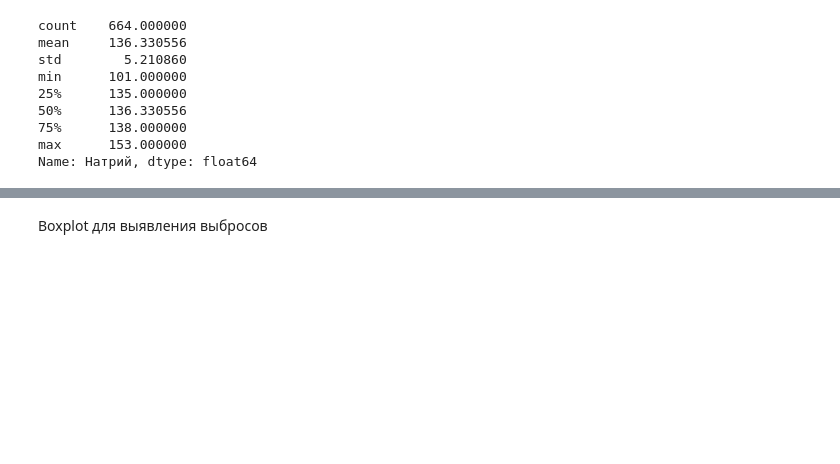
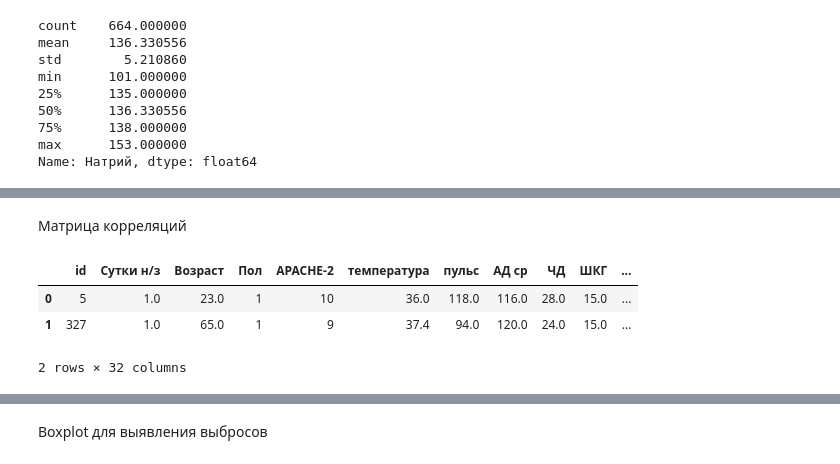
Before and after one commit to IgorKolotushkin/DS_homework, a Jupyter notebook: science/science.ipynb, the cells around one changed output, grey strips where cells are left out. Drawn from its saved outputs; the diff is of its cells as text; code cells hidden in the pictures; blank space fills up the shorter version.

```diff
--- a/science/science.ipynb
+++ b/science/science.ipynb
@@ -205,0 +216,24 @@ Name: Натрий, dtype: float64
+# %% [markdown]
+Матрица корреляций
+# %%
+eng_list = [
+    'Летальность',
+    'октреотид',
+    'квамател',
+    'раннее питание',
+    'познее питание',
+]
+df_for_corr = df.copy()
+
+for col in eng_list:
+    data_let = [1 if x == 'да' else 0 for x in df_for_corr[col].values]
+    df_for_corr[col] = data_let
+
+sex_data = [1 if x == 'мужской' else 0 for x in df_for_corr['Пол'].values]
+df_for_corr['Пол'] = sex_data
+df_for_corr.head(2)
+# %% [output]
+|  | id | Сутки н/з | Возраст | Пол | APACHE-2 | температура | пульс | АД ср | ЧД | ШКГ | ... |
+| 0 | 5 | 1.0 | 23.0 | 1 | 10 | 36.0 | 118.0 | 116.0 | 28.0 | 15.0 | ... |
+| 1 | 327 | 1.0 | 65.0 | 1 | 9 | 37.4 | 94.0 | 120.0 | 24.0 | 15.0 | ... |
+2 rows × 32 columns
```
Also changed, not shown: parts of 6 cells of this notebook, 1 other file.
